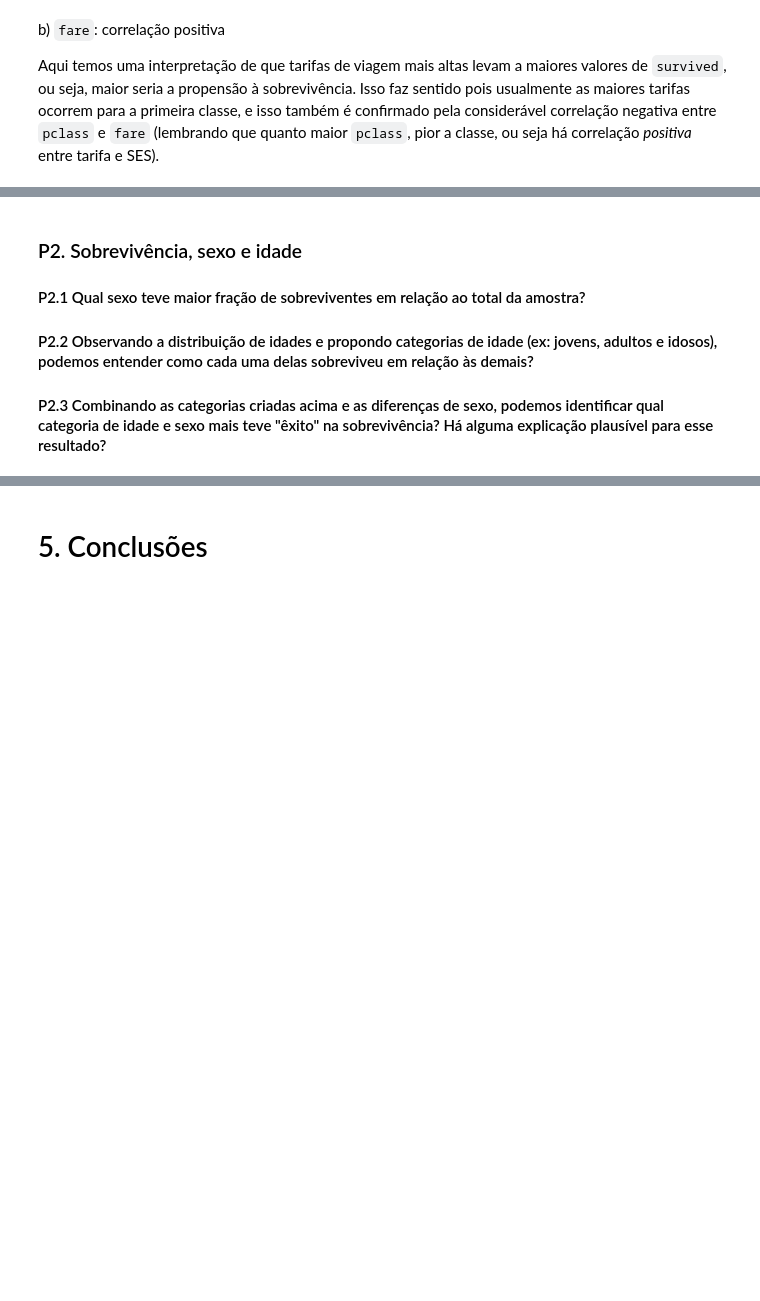
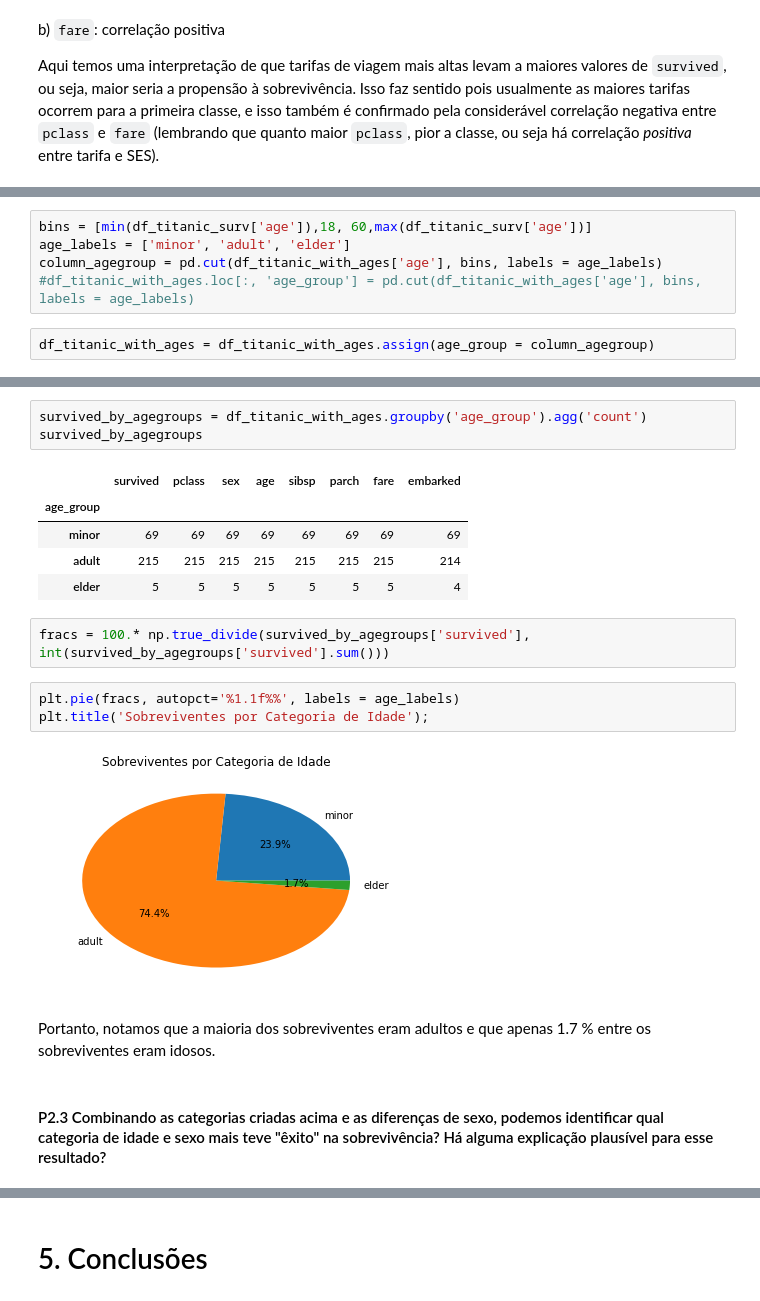
Before and after one commit to lgabs/udacity-titanic, a Jupyter notebook: titanic_data_analysis.ipynb, the cells around one changed output, grey strips where cells are left out. Cells and saved outputs as stored; diff of their text form; blank space fills up the shorter version.

```diff
--- a/titanic_data_analysis.ipynb
+++ b/titanic_data_analysis.ipynb
@@ -224,0 +288,7 @@ Aqui temos uma interpretação de que tarifas de viagem mais altas levam a maior
+# %%
+bins = [min(df_titanic_surv['age']),18, 60,max(df_titanic_surv['age'])]
+age_labels = ['minor', 'adult', 'elder']
+column_agegroup = pd.cut(df_titanic_with_ages['age'], bins, labels = age_labels)
+#df_titanic_with_ages.loc[:, 'age_group'] = pd.cut(df_titanic_with_ages['age'], bins, labels = age_labels)
+# %%
+df_titanic_with_ages = df_titanic_with_ages.assign(age_group = column_agegroup)
@@ -225,5 +314,20 @@ Aqui temos uma interpretação de que tarifas de viagem mais altas levam a maior
+# %%
+survived_by_agegroups = df_titanic_with_ages.groupby('age_group').agg('count')
+survived_by_agegroups
+# %% [output]
+|  | survived | pclass | sex | age | sibsp | parch | fare | embarked |
+| age_group |  |  |  |  |  |  |  |  |
+| minor | 69 | 69 | 69 | 69 | 69 | 69 | 69 | 69 |
+| adult | 215 | 215 | 215 | 215 | 215 | 215 | 215 | 214 |
+| elder | 5 | 5 | 5 | 5 | 5 | 5 | 5 | 4 |
+# %%
+fracs = 100.* np.true_divide(survived_by_agegroups['survived'], int(survived_by_agegroups['survived'].sum()))
+# %%
+plt.pie(fracs, autopct='%1.1f%%', labels = age_labels)
+plt.title('Sobreviventes por Categoria de Idade');
+# %% [output]
+[figure, added]
+# %% [markdown]
+Portanto, notamos que a maioria dos sobreviventes eram adultos e que apenas 1.7 % entre os sobreviventes eram idosos.
 # %% [markdown]
-### P2. Sobrevivência, sexo e idade
-   #### P2.1 Qual sexo teve maior fração de sobreviventes em relação ao total da amostra?
-   #### P2.2 Observando a distribuição de idades e propondo categorias de idade (ex: jovens, adultos e idosos), podemos entender como cada uma delas sobreviveu em relação às demais?
    #### P2.3 Combinando as categorias criadas acima e as diferenças de sexo, podemos identificar qual categoria de idade e sexo mais teve "êxito" na sobrevivência? Há alguma explicação plausível para esse resultado?
```
Also changed, not shown: parts of 21 cells of this notebook.
